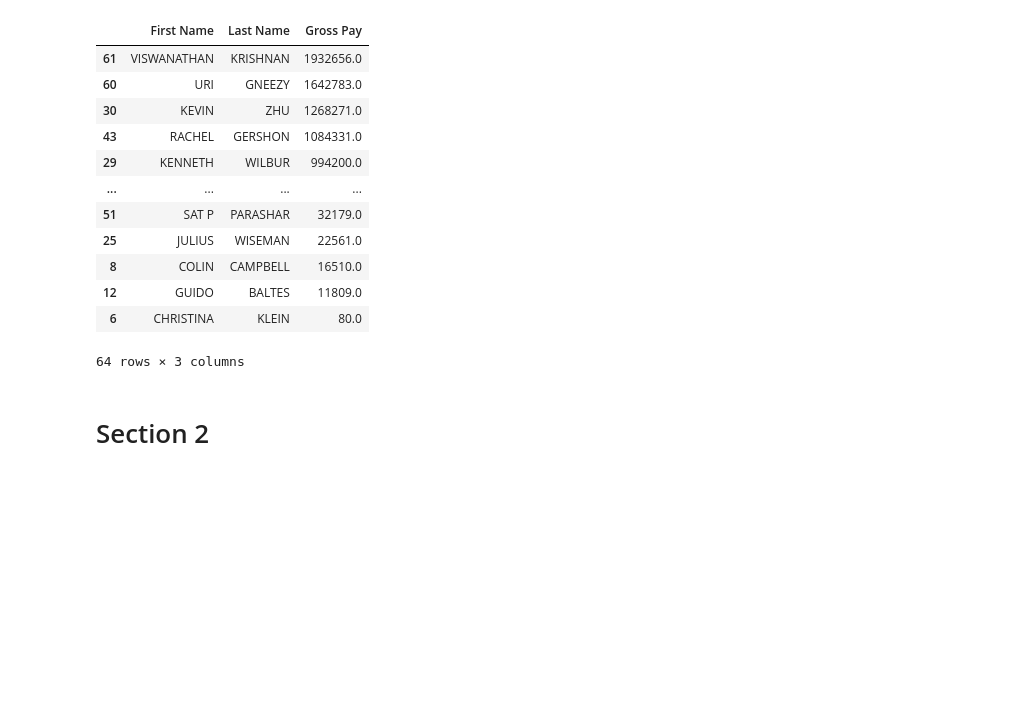
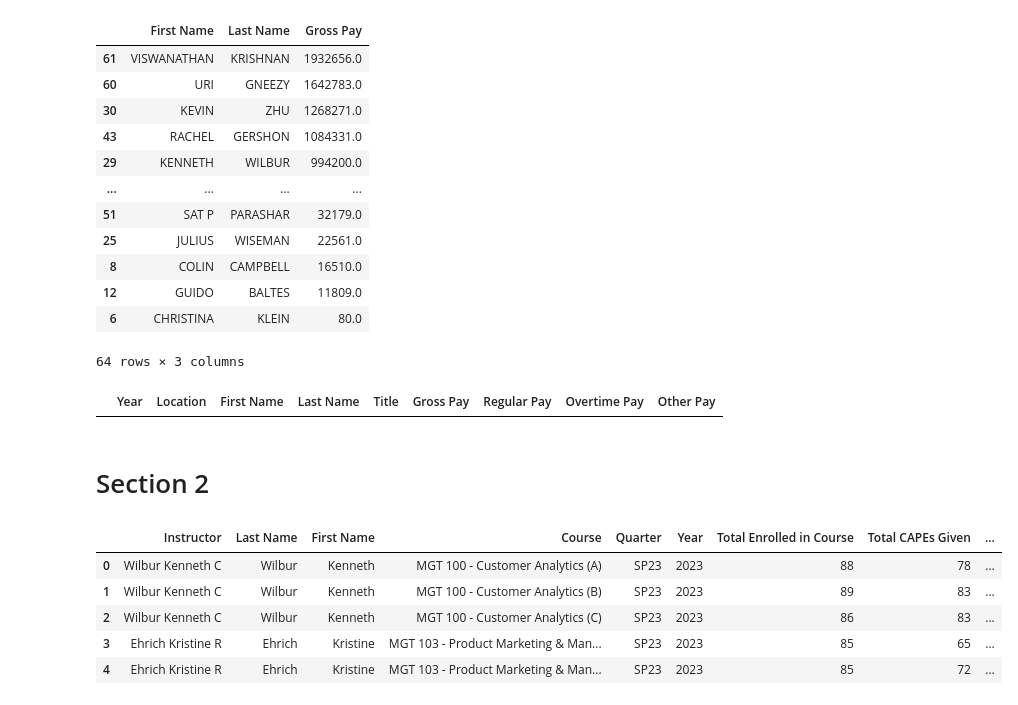
Before and after one commit to rsm-niou/tableau-capes, a Jupyter notebook: eda.ipynb, the cells around one changed output. Cells and saved outputs as stored; diff of their text form; code cells hidden in the pictures; blank space fills up the shorter version.

```diff
--- a/eda.ipynb
+++ b/eda.ipynb
@@ -49,5 +49,9 @@ total_pay.sort_values('Gross Pay', ascending=False)
 | 12 | GUIDO | BALTES | 11809.0 |
 | 6 | CHRISTINA | KLEIN | 80.0 |
 64 rows × 3 columns
+# %%
+salary_dat[salary_dat['First Name'] == 'DANIEL']
+# %% [output]
+|  | Year | Location | First Name | Last Name | Title | Gross Pay | Regular Pay | Overtime Pay | Other Pay |
 # %% [markdown]
 # Section 2
@@ -54,2 +60,12 @@ total_pay.sort_values('Gross Pay', ascending=False)
+# %%
+clean_capes = pd.read_csv('data/clean_rady_capes.csv')
+clean_capes.head()
+# %% [output]
+|  | Instructor | Last Name | First Name | Course | Quarter | Year | Total Enrolled in Course | Total CAPEs Given | ... |
+| 0 | Wilbur Kenneth C | Wilbur | Kenneth | MGT 100 - Customer Analytics (A) | SP23 | 2023 | 88 | 78 | ... |
+| 1 | Wilbur Kenneth C | Wilbur | Kenneth | MGT 100 - Customer Analytics (B) | SP23 | 2023 | 89 | 83 | ... |
+| 2 | Wilbur Kenneth C | Wilbur | Kenneth | MGT 100 - Customer Analytics (C) | SP23 | 2023 | 86 | 83 | ... |
+| 3 | Ehrich Kristine R | Ehrich | Kristine | MGT 103 - Product Marketing & Man... | SP23 | 2023 | 85 | 65 | ... |
+| 4 | Ehrich Kristine R | Ehrich | Kristine | MGT 103 - Product Marketing & Man... | SP23 | 2023 | 85 | 72 | ... |
 # %%
 import re
```
Also changed, not shown: parts of 8 cells of this notebook, 3 other files.
